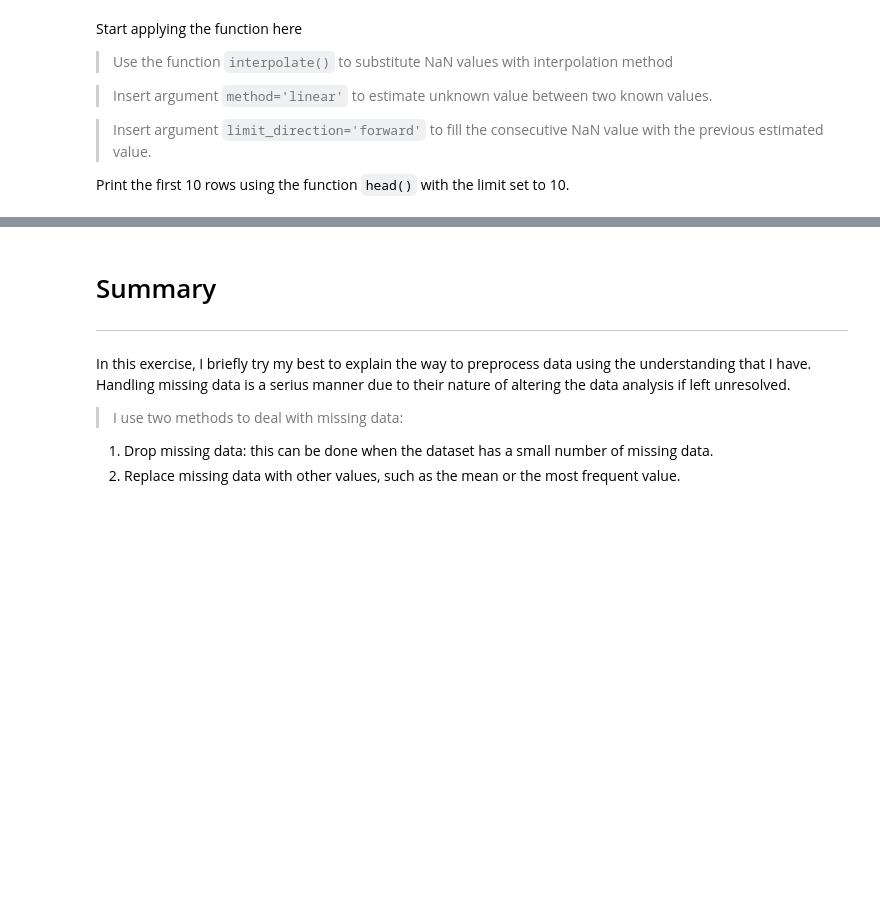
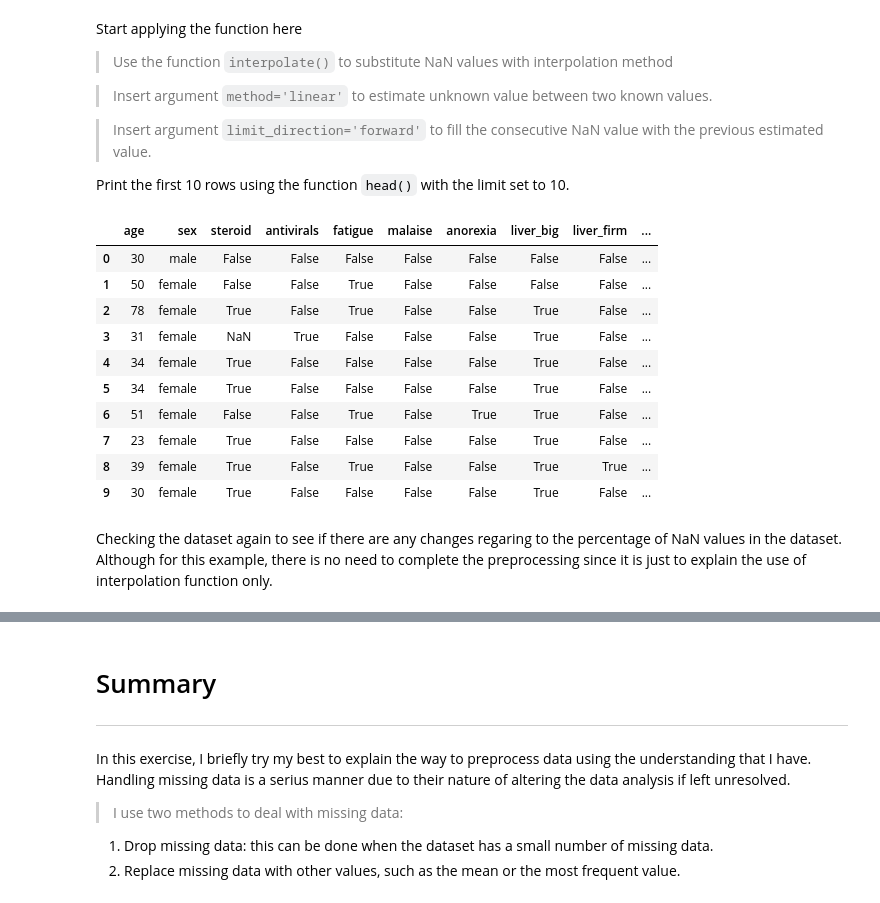
Before and after one commit to AimanHafizi619/Python-Preprocessing-Exercise, a Jupyter notebook: Prepocessing_Hepatitis.ipynb, the cells around one changed output, grey strips where cells are left out. Cells and saved outputs as stored; diff of their text form; code cells hidden in the pictures; blank space fills up the shorter version.

```diff
--- a/Prepocessing_Hepatitis.ipynb
+++ b/Prepocessing_Hepatitis.ipynb
@@ -419,3 +419,18 @@ Start applying the function here
 Print the first 10 rows using the function `head()` with the limit set to 10.
 # %%
 dataframe[Numeric_Col] = dataframe[Numeric_Col].interpolate(method='linear', limit_direction='forward')
+dataframe.head(10)
+# %% [output]
+|  | age | sex | steroid | antivirals | fatigue | malaise | anorexia | liver_big | liver_firm | ... |
+| 0 | 30 | male | False | False | False | False | False | False | False | ... |
+| 1 | 50 | female | False | False | True | False | False | False | False | ... |
+| 2 | 78 | female | True | False | True | False | False | True | False | ... |
+| 3 | 31 | female | NaN | True | False | False | False | True | False | ... |
+| 4 | 34 | female | True | False | False | False | False | True | False | ... |
+| 5 | 34 | female | True | False | False | False | False | True | False | ... |
+| 6 | 51 | female | False | False | True | False | True | True | False | ... |
+| 7 | 23 | female | True | False | False | False | False | True | False | ... |
+| 8 | 39 | female | True | False | True | False | False | True | True | ... |
+| 9 | 30 | female | True | False | False | False | False | True | False | ... |
+# %% [markdown]
+Checking the dataset again to see if there are any changes regaring to the percentage of NaN values in the dataset. Although for this example, there is no need to complete the preprocessing since it is just to explain the use of interpolation function only.
```
Also changed, not shown: parts of 1 cell of this notebook.
